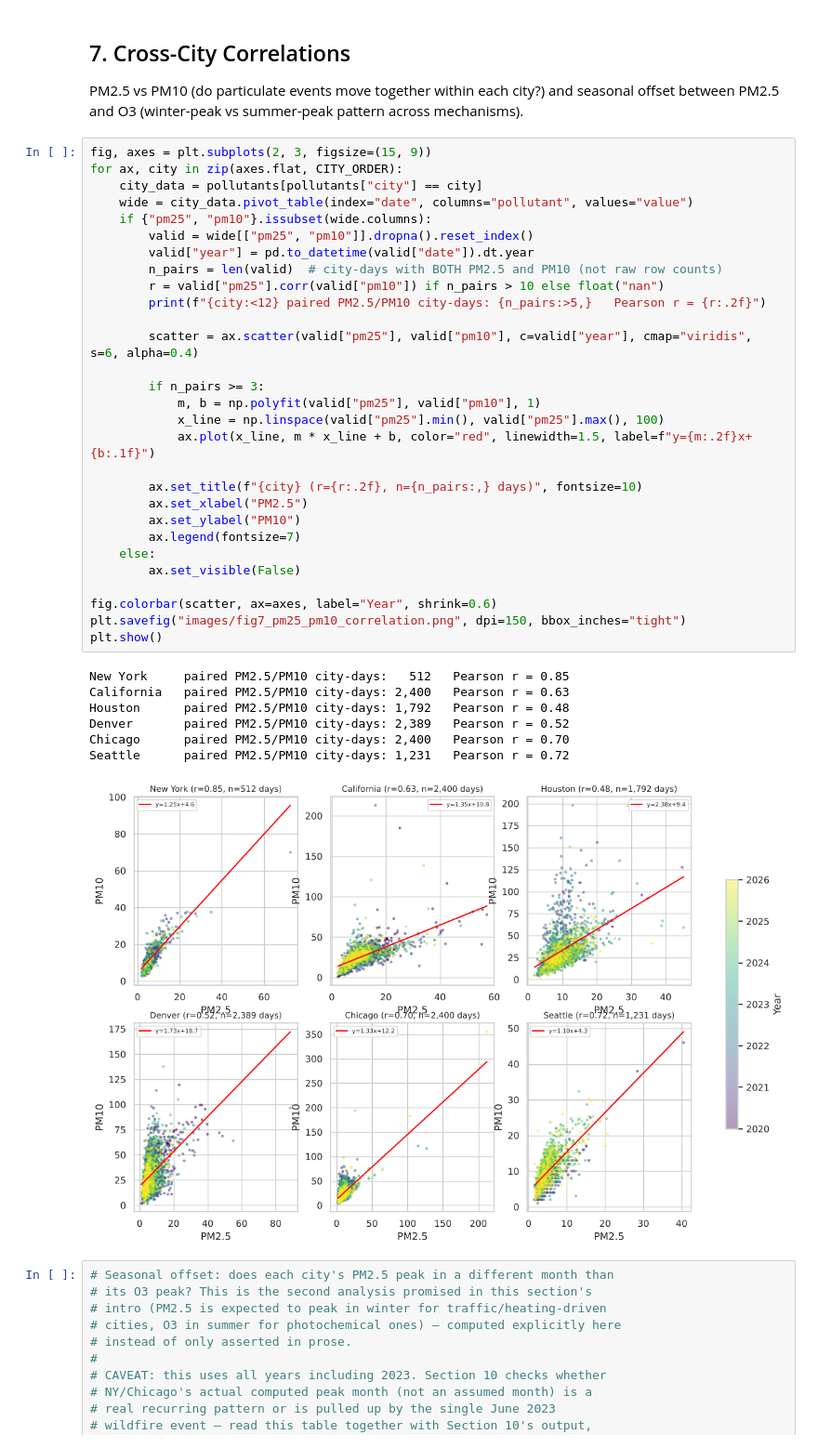
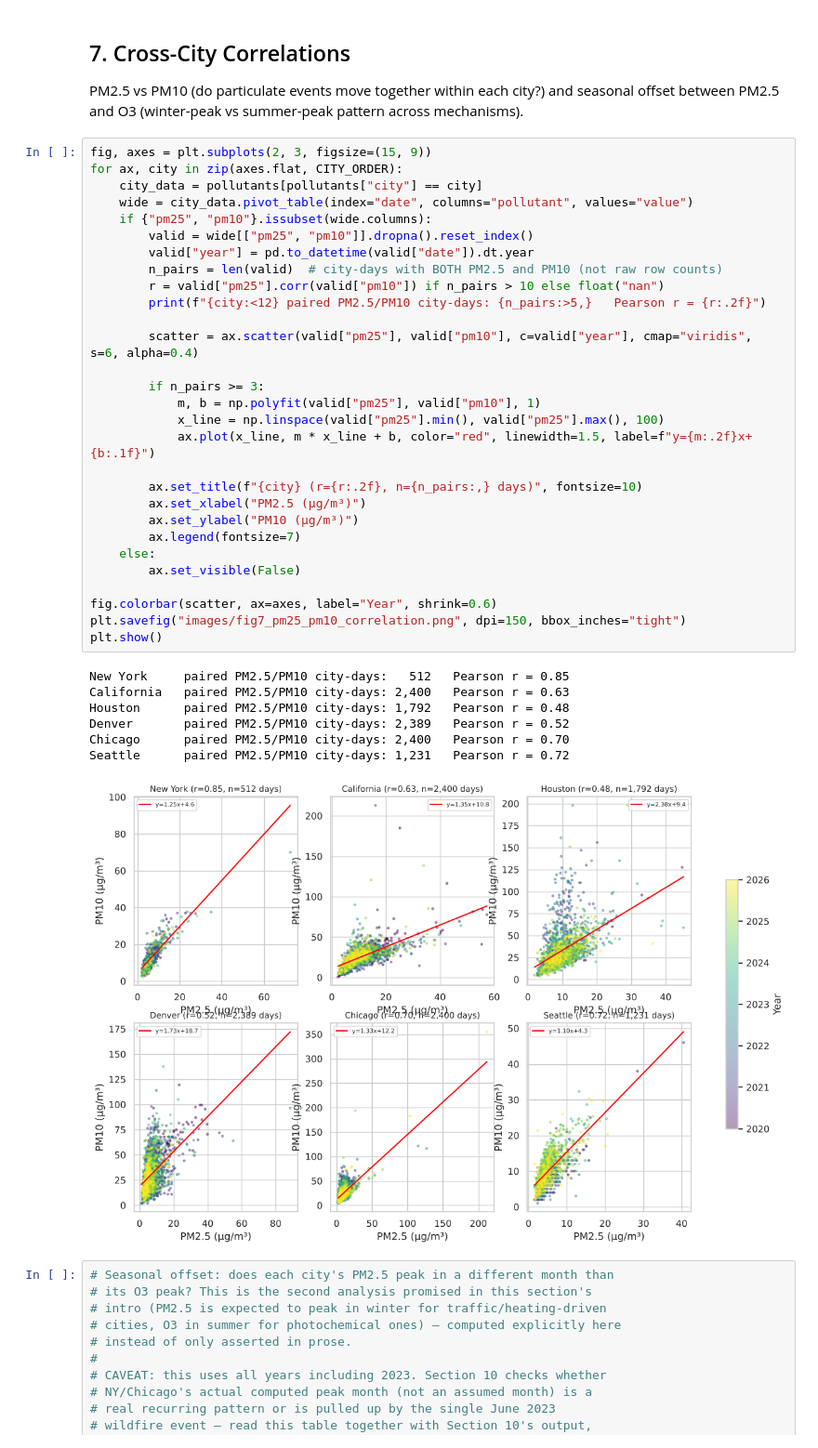
Before and after one commit to AlonsoSheila/air-quality-usa, a Jupyter notebook: air_quality_usa.ipynb, the cells around one changed output. Shown at 93% size. Cells and saved outputs as stored; diff of their text form.

```diff
--- a/air_quality_usa.ipynb
+++ b/air_quality_usa.ipynb
@@ -824,36 +824,36 @@ for ax, city in zip(axes.flat, CITY_ORDER):
     wide = city_data.pivot_table(index="date", columns="pollutant", values="value")
     if {"pm25", "pm10"}.issubset(wide.columns):
         valid = wide[["pm25", "pm10"]].dropna().reset_index()
         valid["year"] = pd.to_datetime(valid["date"]).dt.year
         n_pairs = len(valid)  # city-days with BOTH PM2.5 and PM10 (not raw row counts)
         r = valid["pm25"].corr(valid["pm10"]) if n_pairs > 10 else float("nan")
         print(f"{city:<12} paired PM2.5/PM10 city-days: {n_pairs:>5,}   Pearson r = {r:.2f}")
 
         scatter = ax.scatter(valid["pm25"], valid["pm10"], c=valid["year"], cmap="viridis", s=6, alpha=0.4)
 
         if n_pairs >= 3:
             m, b = np.polyfit(valid["pm25"], valid["pm10"], 1)
             x_line = np.linspace(valid["pm25"].min(), valid["pm25"].max(), 100)
             ax.plot(x_line, m * x_line + b, color="red", linewidth=1.5, label=f"y={m:.2f}x+{b:.1f}")
 
         ax.set_title(f"{city} (r={r:.2f}, n={n_pairs:,} days)", fontsize=10)
-        ax.set_xlabel("PM2.5")
-        ax.set_ylabel("PM10")
+        ax.set_xlabel("PM2.5 (µg/m³)")
+        ax.set_ylabel("PM10 (µg/m³)")
         ax.legend(fontsize=7)
     else:
         ax.set_visible(False)
 
 fig.colorbar(scatter, ax=axes, label="Year", shrink=0.6)
 plt.savefig("images/fig7_pm25_pm10_correlation.png", dpi=150, bbox_inches="tight")
 plt.show()
 # %% [output]
 New York     paired PM2.5/PM10 city-days:   512   Pearson r = 0.85
 California   paired PM2.5/PM10 city-days: 2,400   Pearson r = 0.63
 Houston      paired PM2.5/PM10 city-days: 1,792   Pearson r = 0.48
 Denver       paired PM2.5/PM10 city-days: 2,389   Pearson r = 0.52
 Chicago      paired PM2.5/PM10 city-days: 2,400   Pearson r = 0.70
 Seattle      paired PM2.5/PM10 city-days: 1,231   Pearson r = 0.72
-[figure, old version]
+[figure, new version]
 # %%
 # Seasonal offset: does each city's PM2.5 peak in a different month than
 # its O3 peak? This is the second analysis promised in this section's
```
Also changed, not shown: parts of 6 cells of this notebook, 4 other files.
